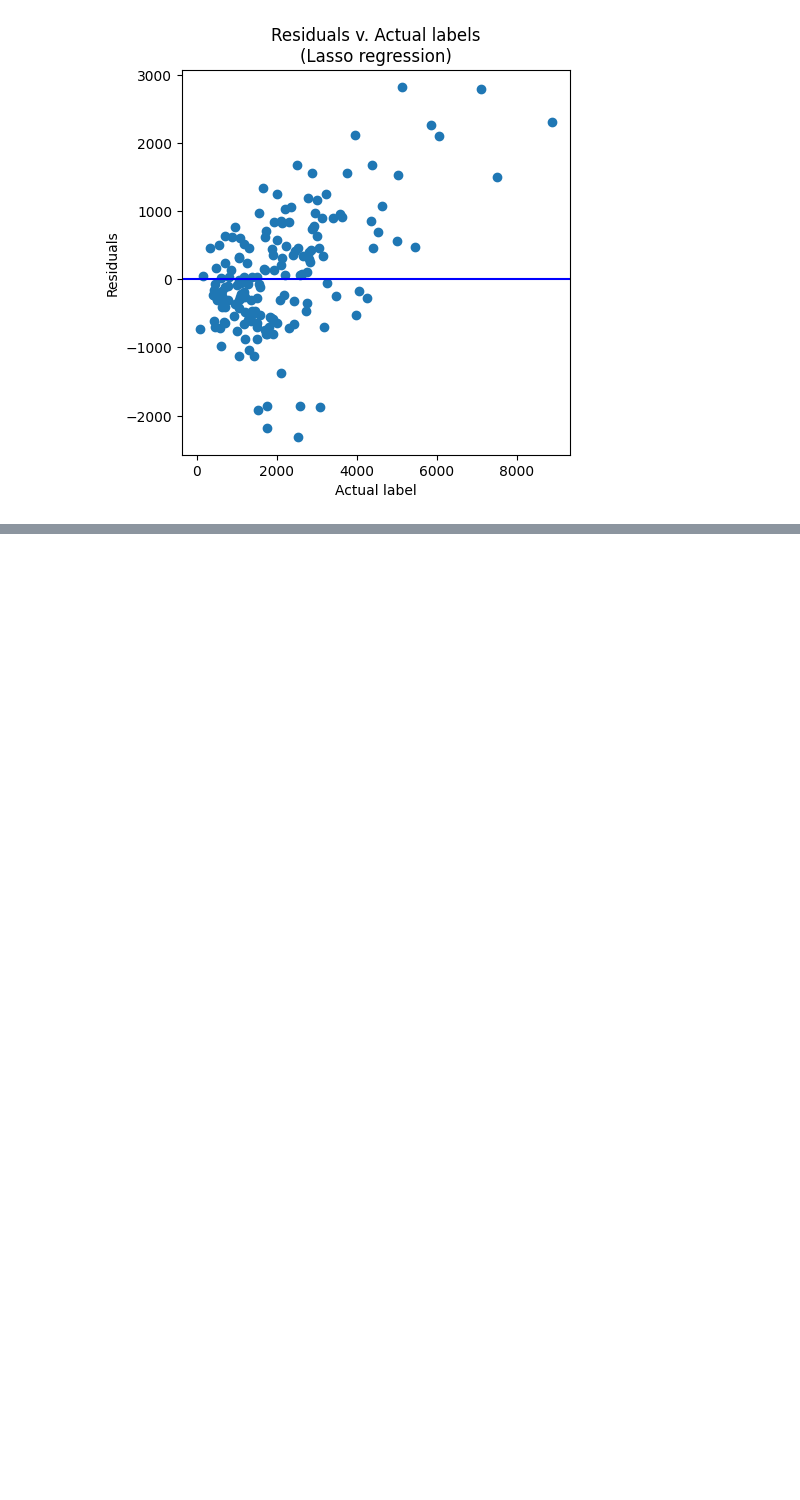
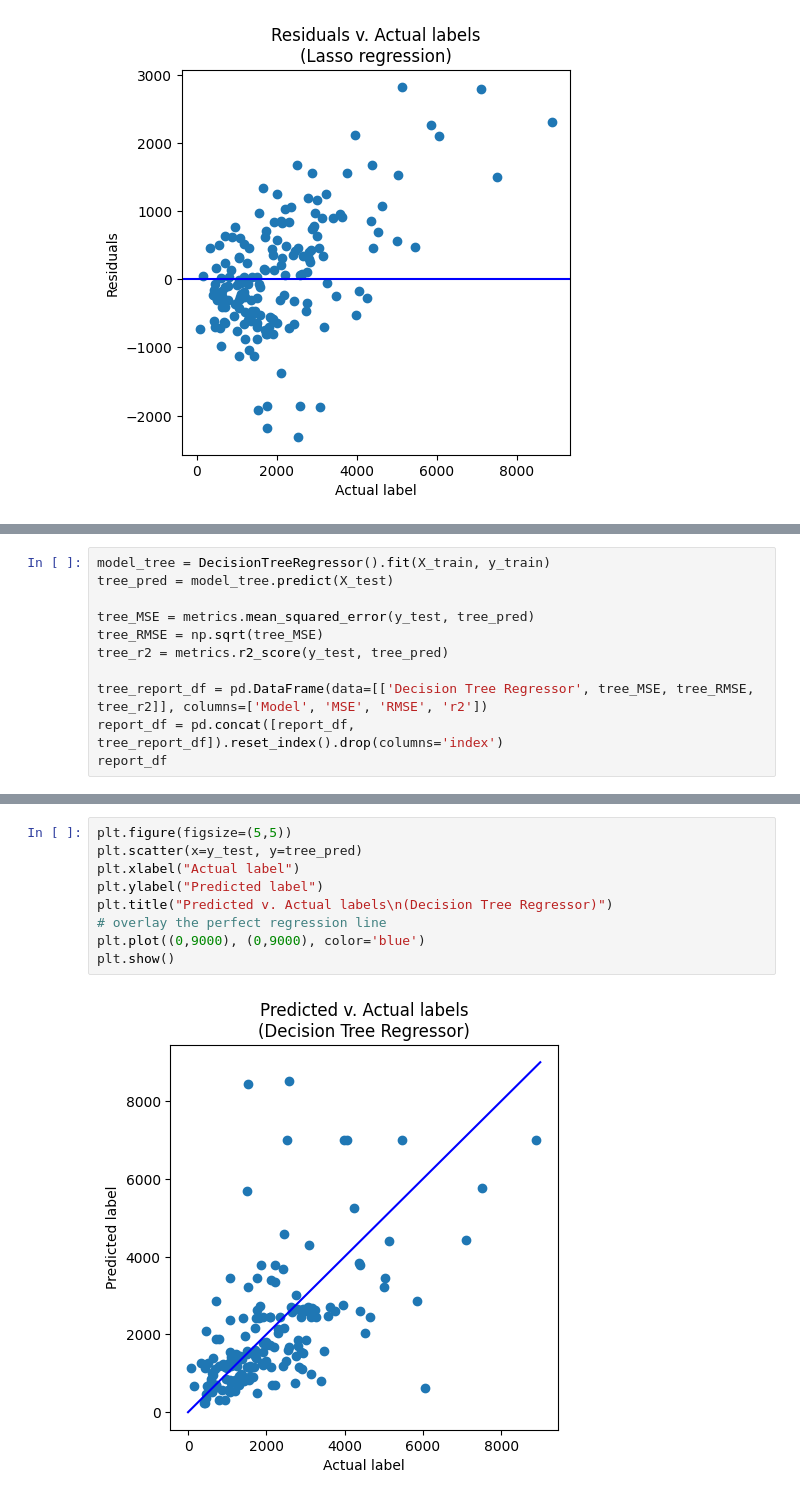
Before and after one commit to AlbertoMPalacioBastos/ML-model-for-production-prediction, a Jupyter notebook: 3-ML-regression-model-training-and-evaluation.ipynb, the cells around one changed output, grey strips where cells are left out. Cells and saved outputs as stored; diff of their text form; blank space fills up the shorter version.

Commit message:
ML model training notebook Updated

```diff
--- a/3-ML-regression-model-training-and-evaluation.ipynb
+++ b/3-ML-regression-model-training-and-evaluation.ipynb
@@ -315,0 +319,11 @@ plt.show()
+# %%
+model_tree = DecisionTreeRegressor().fit(X_train, y_train)
+tree_pred = model_tree.predict(X_test)
+
+tree_MSE = metrics.mean_squared_error(y_test, tree_pred)
+tree_RMSE = np.sqrt(tree_MSE)
+tree_r2 = metrics.r2_score(y_test, tree_pred)
+
+tree_report_df = pd.DataFrame(data=[['Decision Tree Regressor', tree_MSE, tree_RMSE, tree_r2]], columns=['Model', 'MSE', 'RMSE', 'r2'])
+report_df = pd.concat([report_df, tree_report_df]).reset_index().drop(columns='index')
+report_df
@@ -315,0 +336,11 @@ plt.show()
+# %%
+plt.figure(figsize=(5,5))
+plt.scatter(x=y_test, y=tree_pred)
+plt.xlabel("Actual label")
+plt.ylabel("Predicted label")
+plt.title("Predicted v. Actual labels\n(Decision Tree Regressor)")
+# overlay the perfect regression line
+plt.plot((0,9000), (0,9000), color='blue')
+plt.show()
+# %% [output]
+[figure, added]
```
Also changed, not shown: parts of 3 cells of this notebook.
